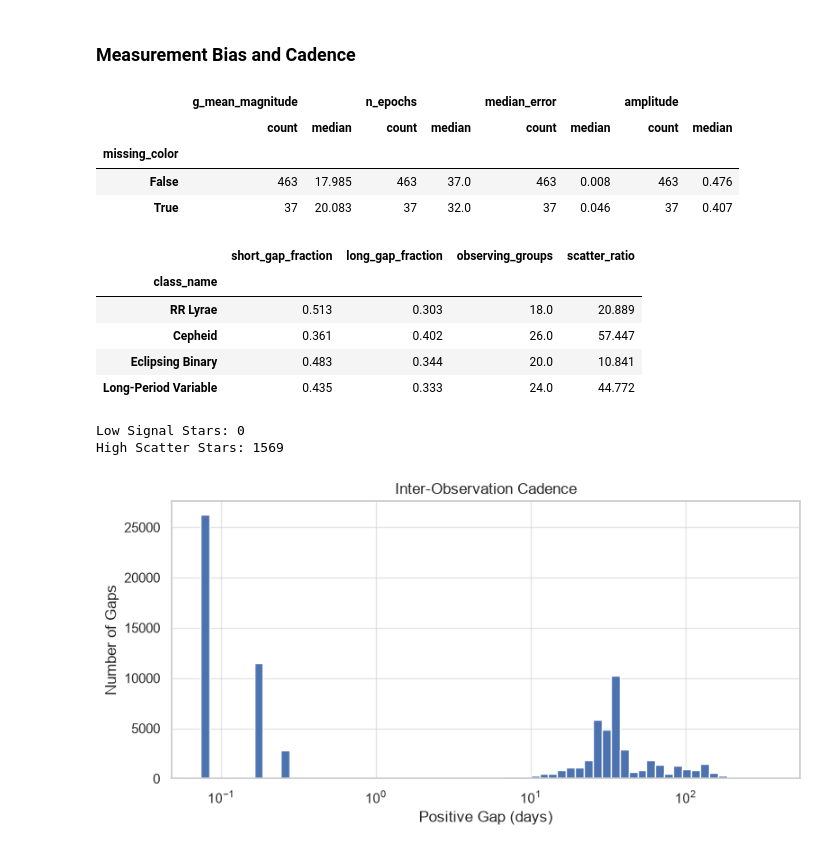
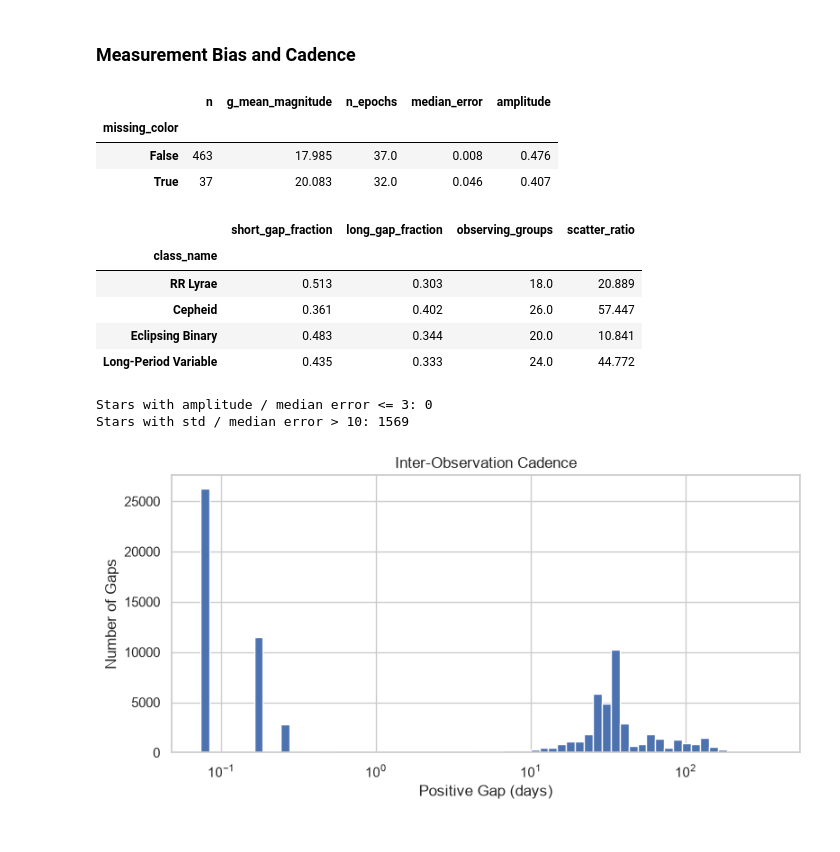
Before and after one commit to sumaitate/gaia-varstars, a Jupyter notebook: notebooks/01_gaia_eda.ipynb, the cells around one changed output. Drawn from its saved outputs; the diff is of its cells as text; code cells hidden in the pictures.

```diff
--- a/notebooks/01_gaia_eda.ipynb
+++ b/notebooks/01_gaia_eda.ipynb
@@ -33,14 +25,6 @@ Status messages could not be retrieved
 # %%
 sources = pd.read_csv(SOURCE_FILE)
-photometry = pd.read_csv(PHOTOMETRY_FILE, dtype={"transit_id": "string"})
-
-if "band" in photometry:
-    photometry = photometry.loc[photometry["band"].astype("string").str.upper().eq("G")].copy()
-    photometry = photometry.rename(columns={
-        "time": "g_transit_time", "mag": "g_transit_mag", "flux": "g_transit_flux",
-        "flux_error": "g_transit_flux_error", "n_obs": "g_transit_n_obs",
-        "rejected_by_variability": "variability_flag_g_reject"
-    })
+photometry = normalize(pd.read_csv(PHOTOMETRY_FILE, dtype={"transit_id": "string"}))
 # %% [markdown]
 ## Data Overview
 # %% [markdown]
@@ -432,35 +417,28 @@ plt.show()
 # %%
 rr_lyrae = stars.loc[stars["class_name"].eq("RR Lyrae")].copy()
 rr_lyrae["missing_color"] = rr_lyrae["bp_rp_color"].isna()
 
-display(
-    rr_lyrae.groupby("missing_color")[
-        ["g_mean_magnitude", "n_epochs", "median_error", "amplitude"]
-    ].agg(["count", "median"]).round(3)
-)
+missing_color = rr_lyrae.groupby("missing_color")[["g_mean_magnitude", "n_epochs", "median_error", "amplitude"]].median()
+missing_color.insert(0, "n", rr_lyrae["missing_color"].value_counts())
+display(missing_color.round(3))
 
-display(
-    stars.groupby("class_name")[
-        ["short_gap_fraction", "long_gap_fraction", "observing_groups", "scatter_ratio"]
-    ].median().reindex(CLASSES).round(3)
-)
+display(stars.groupby("class_name")[["short_gap_fraction", "long_gap_fraction", "observing_groups", "scatter_ratio"]].median().reindex(CLASSES).round(3))
 
-print("Low Signal Stars:", int(stars["amplitude_ratio"].le(3).sum()))
-print("High Scatter Stars:", int(stars["scatter_ratio"].gt(10).sum()))
+print("Stars with amplitude / median error <= 3:", int(stars["amplitude_ratio"].le(3).sum()))
+print("Stars with std / median error > 10:", int(stars["scatter_ratio"].gt(10).sum()))
 # %% [output]
-|  | g_mean_magnitude |  | n_epochs |  | median_error |  | amplitude |  |
-|  | count | median | count | median | count | median | count | median |
-| missing_color |  |  |  |  |  |  |  |  |
-| False | 463 | 17.985 | 463 | 37.0 | 463 | 0.008 | 463 | 0.476 |
-| True | 37 | 20.083 | 37 | 32.0 | 37 | 0.046 | 37 | 0.407 |
+|  | n | g_mean_magnitude | n_epochs | median_error | amplitude |
+| missing_color |  |  |  |  |  |
+| False | 463 | 17.985 | 37.0 | 0.008 | 0.476 |
+| True | 37 | 20.083 | 32.0 | 0.046 | 0.407 |
 |  | short_gap_fraction | long_gap_fraction | observing_groups | scatter_ratio |
 | class_name |  |  |  |  |
 | RR Lyrae | 0.513 | 0.303 | 18.0 | 20.889 |
 | Cepheid | 0.361 | 0.402 | 26.0 | 57.447 |
 | Eclipsing Binary | 0.483 | 0.344 | 20.0 | 10.841 |
 | Long-Period Variable | 0.435 | 0.333 | 24.0 | 44.772 |
-Low Signal Stars: 0
-High Scatter Stars: 1569
+Stars with amplitude / median error <= 3: 0
+Stars with std / median error > 10: 1569
 # %%
 gaps = observations.loc[observations["time_gap"].gt(0), "time_gap"]
 
```
Also changed, not shown: parts of 22 cells of this notebook, 36 other files.
